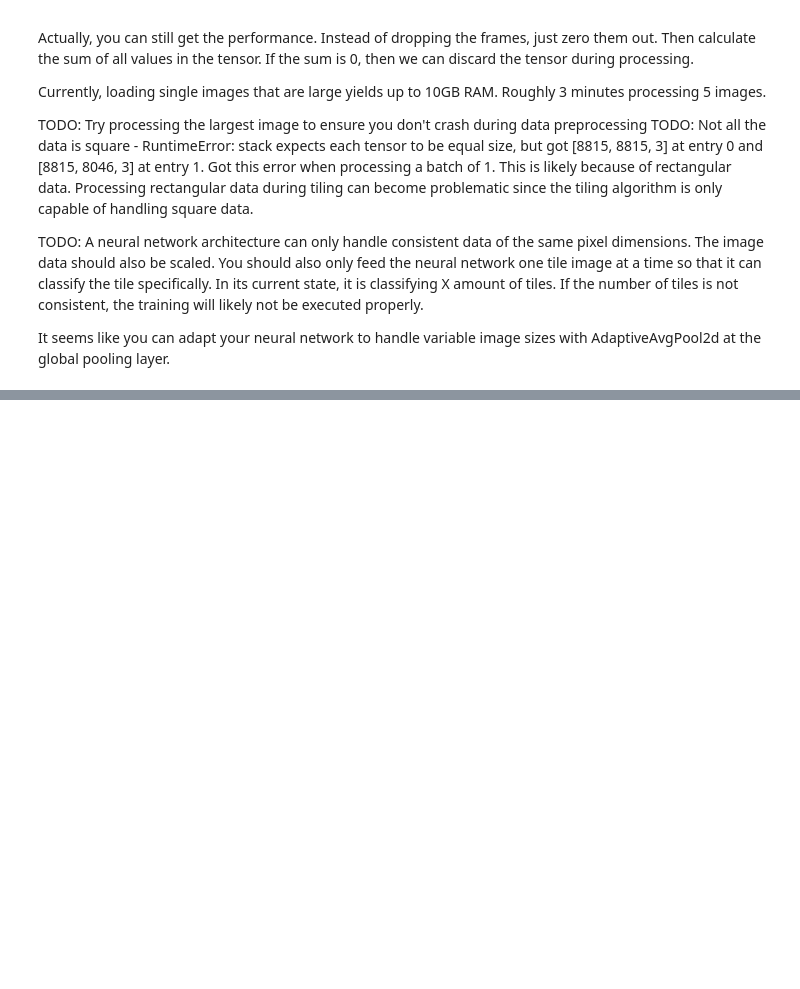
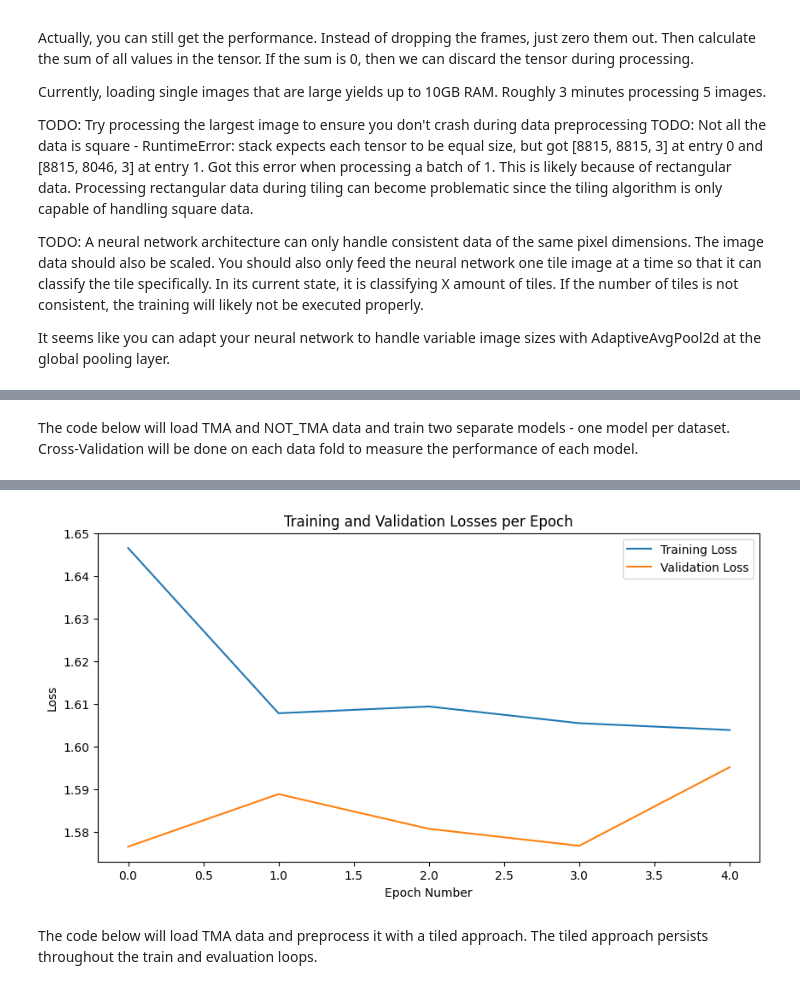
Before and after one commit to r0kit-sec/UBCOCEAN, a Jupyter notebook: train.ipynb, the cells around one changed output, grey strips where cells are left out. Cells and saved outputs as stored; diff of their text form; code cells hidden in the pictures; blank space fills up the shorter version.

Commit message:
Train and validate 5 epochs TMA

```diff
--- a/train.ipynb
+++ b/train.ipynb
@@ -1081,0 +1126,47 @@ KeyboardInterrupt:
+# %% [markdown]
+The code below will load TMA and NOT_TMA data and train two separate models - one model per dataset.
+Cross-Validation will be done on each data fold to measure the performance of each model.
+# %%
+# Load the data
+zip_file_path = 'input/UBC-OCEAN.zip'
+csv_file_name = 'train.csv'
+df_train = read_train_csv(zip_file_path, csv_file_name)
+
+# Split the training data into is_tma and not_tma
+df_train_is_tma = df_train[df_train['is_tma']]
+df_train_not_tma = df_train[~df_train['is_tma']]
+
+# Split this set of data into training and validation sets
+df_train_is_tma, df_val_is_tma = train_test_split(df_train_is_tma, test_size=0.2, random_state=43)
+
+# Batch size is 1 because each image is split into tiles and the images are very large
+# Still worth experimenting with to optimize speed and capacity of GPU
+
+# The dataloader expects all data within a batch to be the same size.
+# If we are going to shuffle the data, this means that we will need one dataloader per bucket size.
+# For now, to keep things simple, let's just use a batch of 1.
+BATCH_SIZE = 1
+train_dataset = prepare_ucbocean_dataset(df_train_is_tma)
+val_dataset = prepare_ucbocean_dataset(df_val_is_tma)
+train_dataloader = DataLoader(train_dataset, batch_size=BATCH_SIZE, shuffle=True, num_workers=0)
+val_dataloader = DataLoader(val_dataset, batch_size=BATCH_SIZE, shuffle=True, num_workers=0)
+
+unique_label_count = df_train_is_tma['label'].nunique()
+device = get_device()
+model = UBCOCEANNet1(unique_label_count).to(device)
+loss_fn = nn.CrossEntropyLoss()
+optimizer = optim.Adam(model.parameters(), lr=1e-3)
+EPOCHS = 5
+
+train_loss_history = []
+validation_loss_history = []
+
+for epoch in range(EPOCHS):
+    print(f"Epoch {epoch+1}\n-------------------------------")
+    train_loss = train_one_epoch(train_dataloader, model, loss_fn, optimizer, device=device)
+    validation_loss = test_one_epoch(val_dataloader, model, loss_fn, device=device)
+    train_loss_history.append(train_loss)
+    validation_loss_history.append(validation_loss)
+print("Done!")
+plot_gradient_descent(train_loss_history, validation_loss_history)
+# %% [output]
@@ -1081,0 +1190,3 @@ KeyboardInterrupt:
+[figure, added]
+# %% [markdown]
+The code below will load TMA data and preprocess it with a tiled approach. The tiled approach persists throughout the train and evaluation loops.
```
Also changed, not shown: parts of 3 cells of this notebook.
